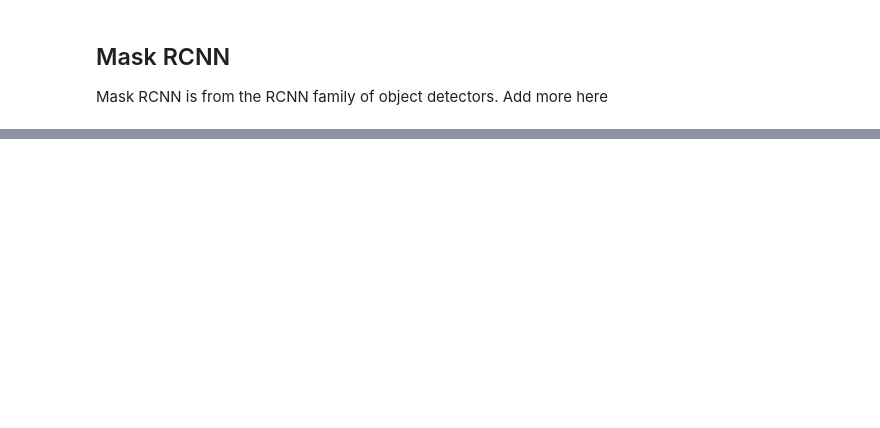
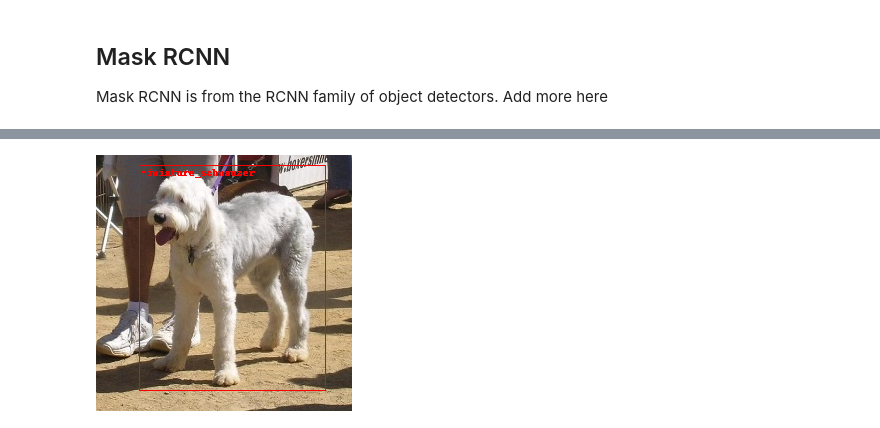
Before and after one commit to dhrits/dog_breed_id, a Jupyter notebook: nbs/03_research.ipynb, the cells around one changed output, grey strips where cells are left out. Drawn from its saved outputs; the diff is of its cells as text; code cells hidden in the pictures; blank space fills up the shorter version.

```diff
--- a/nbs/03_research.ipynb
+++ b/nbs/03_research.ipynb
@@ -143,7 +131,7 @@ from tqdm.auto import tqdm
 from dog_breed_id import engine
 from dog_breed_id.engine import train_one_epoch, evaluate
 
-def train_faster_rcnn(df):
+def train_faster_rcnn(model, df):
         # train on the GPU or on the CPU, if a GPU is not available
     device = torch.device('cuda') if torch.cuda.is_available() else ('mps' if torch.backends.mps.is_available() else 'cpu')
     #device = 'cpu'
@@ -169,21 +157,28 @@ def train_faster_rcnn(df):
         collate_fn=collate_fn)
 
     # get the model using our helper function
-    model = get_fasterrcnn_model(num_classes)
+    #model = get_fasterrcnn_model(num_classes)
 
     # move model to the right device
     model.to(device)
 
     # construct an optimizer
     params = [p for p in model.parameters() if p.requires_grad]
-    optimizer = torch.optim.Adam(params, lr=0.005)
+    #optimizer = torch.optim.SGD(params, lr=0.01)
     # and a learning rate scheduler
+
+    optimizer = torch.optim.SGD(
+        params,
+        lr=0.005,
+        momentum=0.9,
+        weight_decay=0.0005
+    )
     lr_scheduler = torch.optim.lr_scheduler.StepLR(optimizer,
-                                                   step_size=3,
+                                                   step_size=20,
                                                    gamma=0.1)
 
     # let's train it for 10 epochs
-    num_epochs = 2
+    num_epochs = 100
 
     for epoch in tqdm(range(num_epochs)):
         # train for one epoch, printing every 10 iterations
@@ -240,7 +219,13 @@ KeyboardInterrupt:
 # %%
+model = model.to('cpu')
+torch.save(model.state_dict(), 'model-fasterrcnn.pt')
+model.load_state_dict(torch.load('model-fasterrcnn.pt'))
+model = model.to('cuda')
 ds = DogsSubsetDataset(subset)
 # %%
-model.eval()
-model.to
-model(ds[0][0].unsqueeze(0))
+model = model.eval()
+model = model.to('cuda')
+with torch.no_grad():
+    preds = model(ds[0][0].unsqueeze(0).to('cuda'))
+preds
 # %% [output]
@@ -264,3 +249,14 @@ tensor([[[0.1373, 0.1255, 0.1255,  ..., 0.1922, 0.1804, 0.4549],
+# %%
+import matplotlib.pyplot as plt
+from torchvision.utils import draw_bounding_boxes, draw_segmentation_masks
+boxes = preds[0]['boxes']
+labels = preds[0]['labels']
+inp = torch.clamp((255 * ds[0][0]), 0, 255).to(torch.uint8)
+output_image = draw_bounding_boxes(inp, boxes[:1].long(), ds._id2labels(labels[:1].cpu().detach().numpy()), colors="red")
+output_image = F.to_pil_image(output_image)
+output_image
+# %% [output]
+[figure, added]
 # %%
 #| hide
 import nbdev; nbdev.nbdev_export()
```
Also changed, not shown: parts of 14 cells of this notebook, 2 other files.
